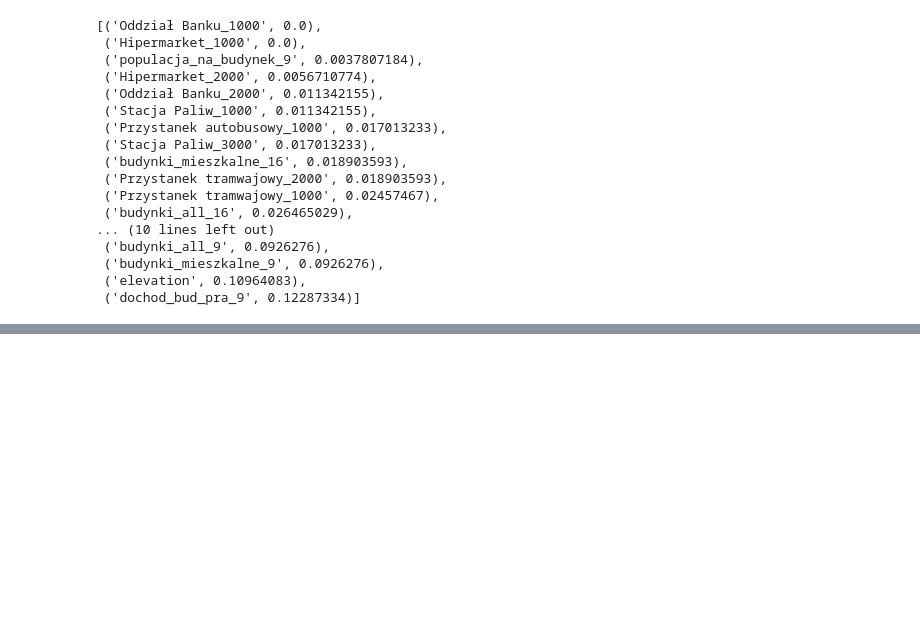
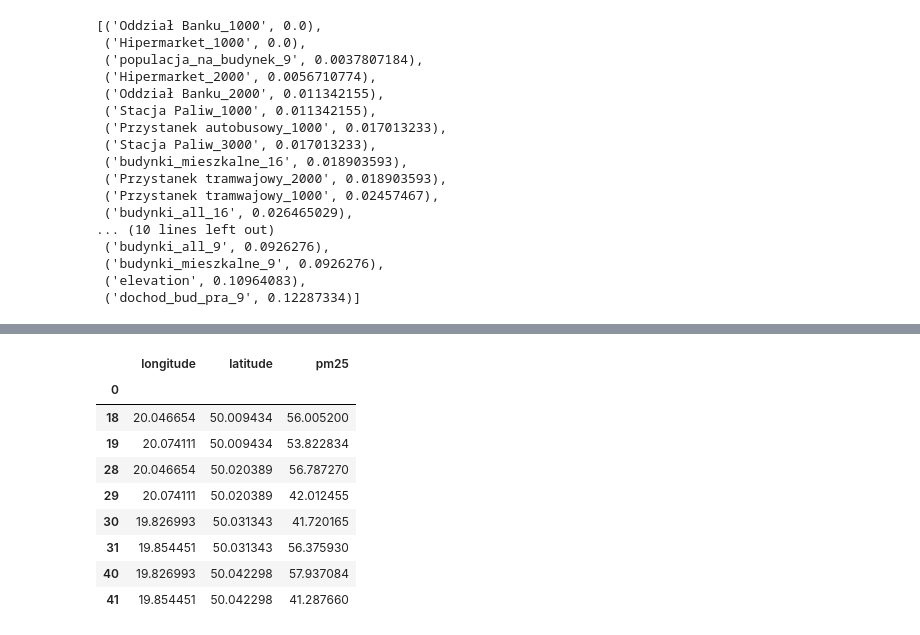
Before and after one commit to Michal-lis/Data_Analysis_Hackaton, a Jupyter notebook: jupyters/simulator.ipynb, the cells around one changed output, grey strips where cells are left out. Saved outputs shown, nothing was run; the diff lists cells and outputs as text; code cells hidden in the pictures; blank space fills up the shorter version.

```diff
--- a/jupyters/simulator.ipynb
+++ b/jupyters/simulator.ipynb
@@ -49,0 +87,16 @@ grid_out = regressor.predict(X_grid)
+# %%
+before_change = pd.read_csv("./out.csv", index_col=0)
+before_change = before_change[['longitude', 'latitude', 'pm25']].iloc[[18, 19, 28, 29, 30, 31, 40, 41]]
+before_change.to_csv("before_change.csv")
+before_change
+# %% [output]
+|  | longitude | latitude | pm25 |
+| 0 |  |  |  |
+| 18 | 20.046654 | 50.009434 | 56.005200 |
+| 19 | 20.074111 | 50.009434 | 53.822834 |
+| 28 | 20.046654 | 50.020389 | 56.787270 |
+| 29 | 20.074111 | 50.020389 | 42.012455 |
+| 30 | 19.826993 | 50.031343 | 41.720165 |
+| 31 | 19.854451 | 50.031343 | 56.375930 |
+| 40 | 19.826993 | 50.042298 | 57.937084 |
+| 41 | 19.854451 | 50.042298 | 41.287660 |
```
Also changed, not shown: parts of 10 cells of this notebook, 3 other files.
